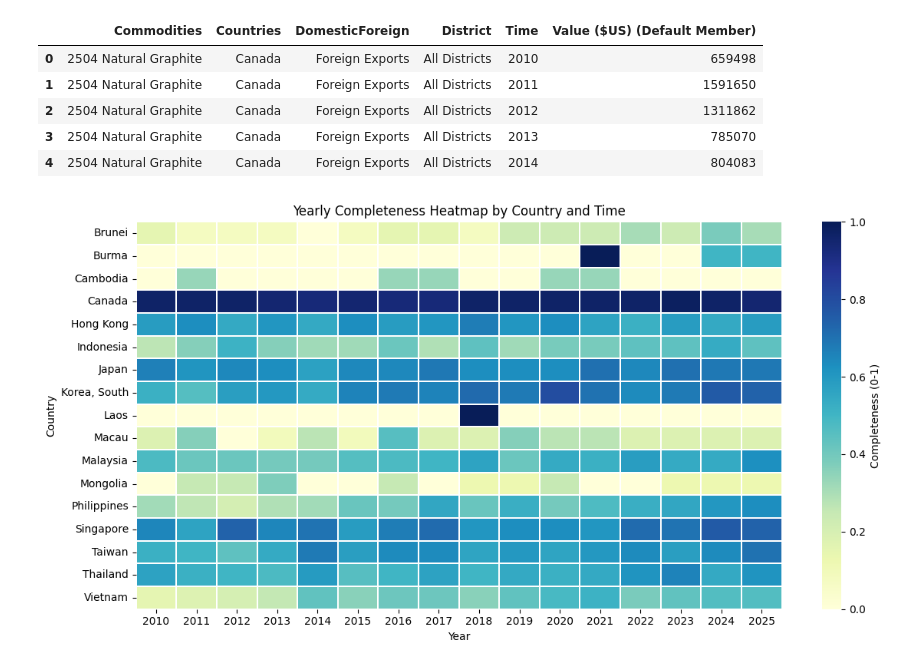
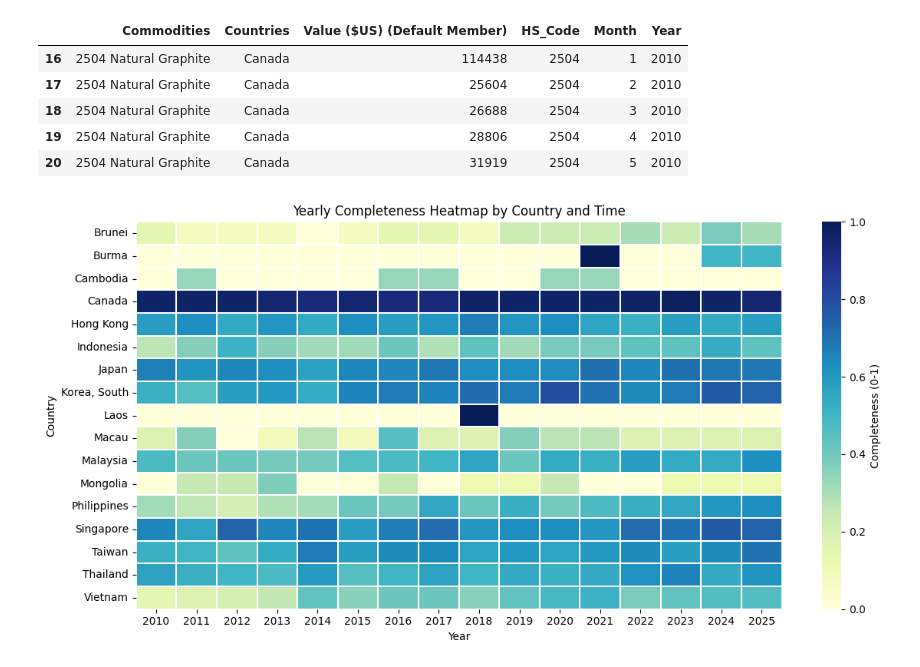
Before and after one commit to rutvikarnik5/Seed2s-Reveal-Unified-Methodology, a Jupyter notebook: Retrospective Team/main.ipynb, the cells around one changed output. Cells and saved outputs as stored; diff of their text form; code cells hidden in the pictures.

Commit message:
Fixing Columns

```diff
--- a/Retrospective Team/main.ipynb
+++ b/Retrospective Team/main.ipynb
@@ -1,21 +1,53 @@
-# %%
-# Import libraries
-import pandas as pd
-import numpy as np
-import matplotlib.pyplot as plt
-import seaborn as sns
-
-
-# Load Raw Data
-df = pd.read_csv("retrospective_raw_data.csv")
-df.head()
-# %% [output]
-|  | Commodities | Countries | DomesticForeign | District | Time | Value ($US) (Default Member) |
-| 0 | 2504 Natural Graphite | Canada | Foreign Exports | All Districts | 2010 | 659498 |
-| 1 | 2504 Natural Graphite | Canada | Foreign Exports | All Districts | 2011 | 1591650 |
-| 2 | 2504 Natural Graphite | Canada | Foreign Exports | All Districts | 2012 | 1311862 |
-| 3 | 2504 Natural Graphite | Canada | Foreign Exports | All Districts | 2013 | 785070 |
-| 4 | 2504 Natural Graphite | Canada | Foreign Exports | All Districts | 2014 | 804083 |
+# %%
+# Import libraries
+import pandas as pd
+import numpy as np
+import matplotlib.pyplot as plt
+import seaborn as sns
+
+
+# Load Raw Data
+df = pd.read_csv("retrospective_raw_data.csv")
+df.head()
+
+df = df.drop(columns=['DomesticForeign', 'District'])
+df['HS_Code'] = df['Commodities'].astype(str).str[:4]
+
+years = df[df['Time'].astype(str).str.strip().str.len() == 4]
+years = df['Time']
+
+# Remove rows with only year because all monthly values add up to the yearly value anyway
+df = df[df['Time'].astype(str).str.strip().str.len() != 4]
+
+# Create Month column
+temp = df['Time'].str.split()
+month_map = {
+    "January": 1,
+    "February": 2,
+    "March": 3,
+    "April": 4,
+    "May": 5,
+    "June": 6,
+    "July": 7,
+    "August": 8,
+    "September": 9,
+    "October": 10,
+    "November": 11,
+    "December": 12
+}
+
+df['Month'] = temp.str[0].map(month_map)
+
+# Create Year column
+df['Year'] = temp.str[-1].astype(int)
+df = df.drop(columns = ['Time'])
+# %% [output]
+|  | Commodities | Countries | Value ($US) (Default Member) | HS_Code | Month | Year |
+| 16 | 2504 Natural Graphite | Canada | 114438 | 2504 | 1 | 2010 |
+| 17 | 2504 Natural Graphite | Canada | 25604 | 2504 | 2 | 2010 |
+| 18 | 2504 Natural Graphite | Canada | 26688 | 2504 | 3 | 2010 |
+| 19 | 2504 Natural Graphite | Canada | 28806 | 2504 | 4 | 2010 |
+| 20 | 2504 Natural Graphite | Canada | 31919 | 2504 | 5 | 2010 |
 # %%
 country_col = "Countries" if "Countries" in df.columns else None
 commodity_col = "Commodities" if "Commodities" in df.columns else None
```
Also changed, not shown: 1 other file.
